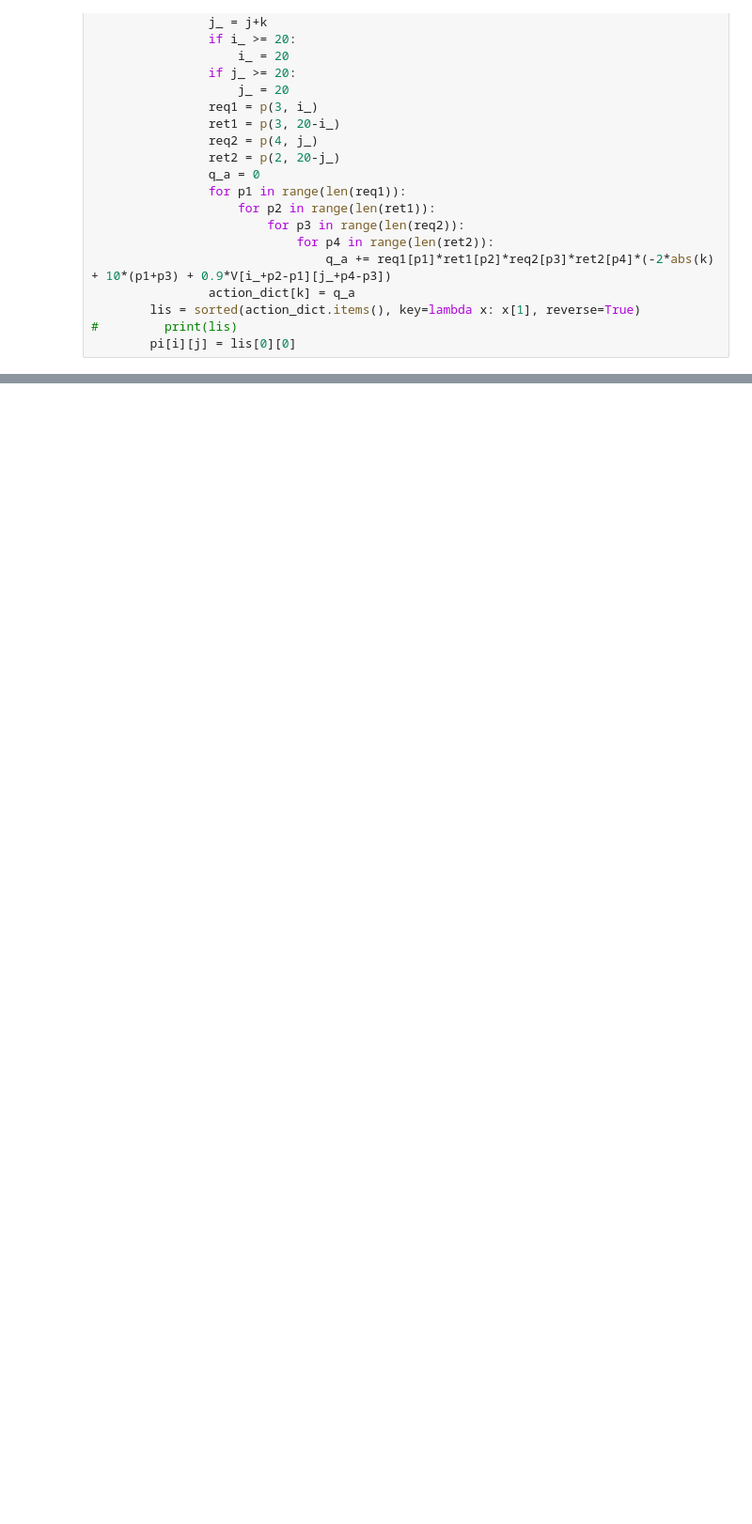
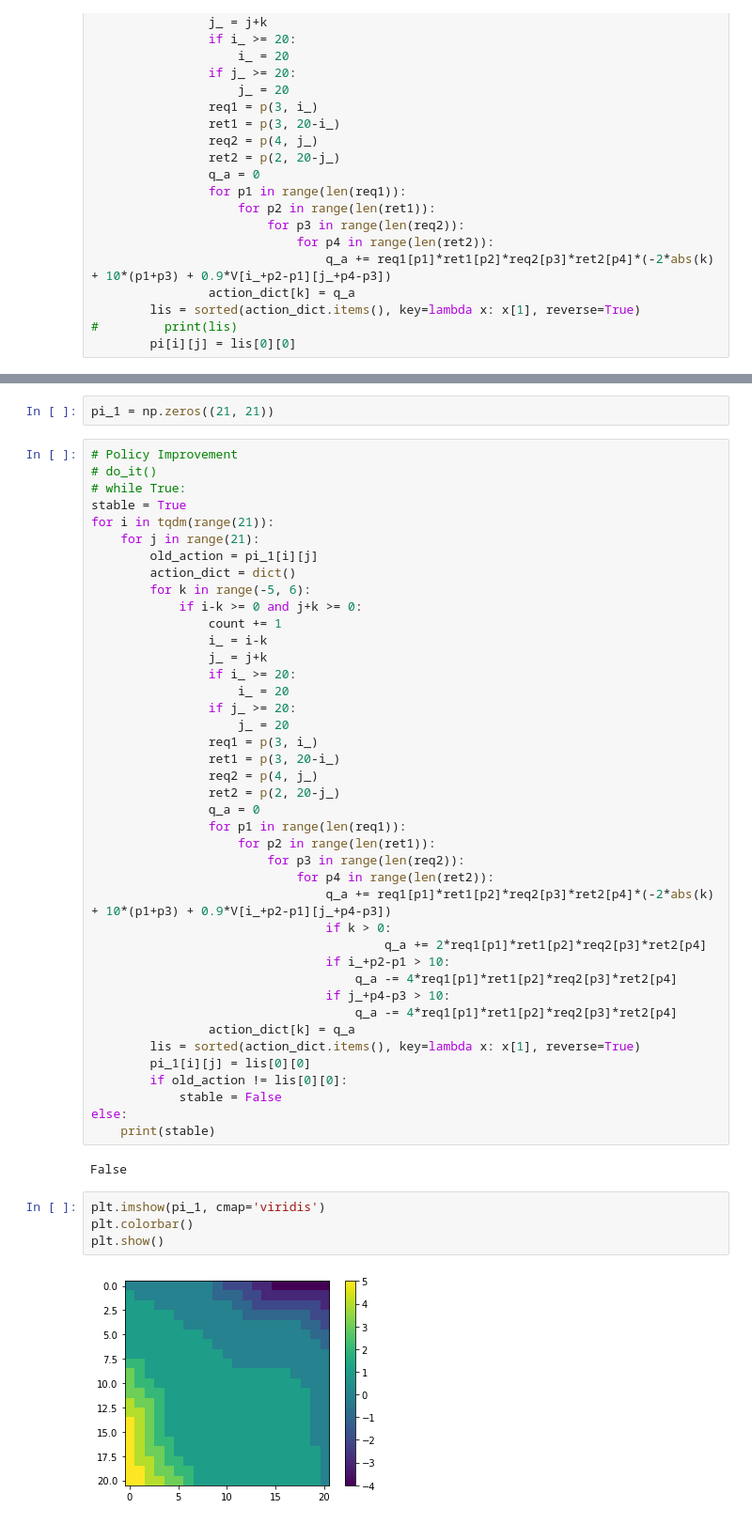
Before and after one commit to balaji1029/reinforcement-learning-sos, a Jupyter notebook: iterative_policy_evaluation.ipynb, the cells around one changed output, grey strips where cells are left out. Shown at 94% size. Drawn from its saved outputs; the diff is of its cells as text; blank space fills up the shorter version.

```diff
--- a/iterative_policy_evaluation.ipynb
+++ b/iterative_policy_evaluation.ipynb
@@ -253,0 +493,51 @@ plt.show()
+# %%
+pi_1 = np.zeros((21, 21))
+# %%
+# Policy Improvement
+# do_it()
+# while True:
+stable = True
+for i in tqdm(range(21)):
+    for j in range(21):
+        old_action = pi_1[i][j]
+        action_dict = dict()
+        for k in range(-5, 6):
+            if i-k >= 0 and j+k >= 0:
+                count += 1
+                i_ = i-k
+                j_ = j+k
+                if i_ >= 20:
+                    i_ = 20
+                if j_ >= 20:
+                    j_ = 20
+                req1 = p(3, i_)
+                ret1 = p(3, 20-i_)
+                req2 = p(4, j_)
+                ret2 = p(2, 20-j_)
+                q_a = 0
+                for p1 in range(len(req1)):
+                    for p2 in range(len(ret1)):
+                        for p3 in range(len(req2)):
+                            for p4 in range(len(ret2)):
+                                q_a += req1[p1]*ret1[p2]*req2[p3]*ret2[p4]*(-2*abs(k) + 10*(p1+p3) + 0.9*V[i_+p2-p1][j_+p4-p3])
+                                if k > 0:
+                                        q_a += 2*req1[p1]*ret1[p2]*req2[p3]*ret2[p4]
+                                if i_+p2-p1 > 10:
+                                    q_a -= 4*req1[p1]*ret1[p2]*req2[p3]*ret2[p4]
+                                if j_+p4-p3 > 10:
+                                    q_a -= 4*req1[p1]*ret1[p2]*req2[p3]*ret2[p4]
+                action_dict[k] = q_a
+        lis = sorted(action_dict.items(), key=lambda x: x[1], reverse=True)
+        pi_1[i][j] = lis[0][0]
+        if old_action != lis[0][0]:
+            stable = False
+else:
+    print(stable)
+# %% [output]
+False
+# %%
+plt.imshow(pi_1, cmap='viridis')
+plt.colorbar()
+plt.show()
+# %% [output]
+[figure, added]
```
Also changed, not shown: parts of 16 cells of this notebook, 5 other files.
